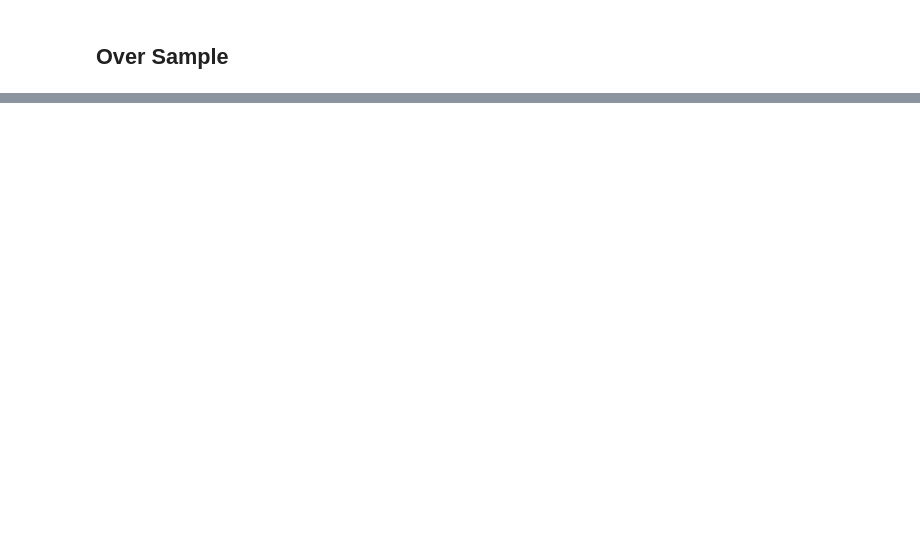
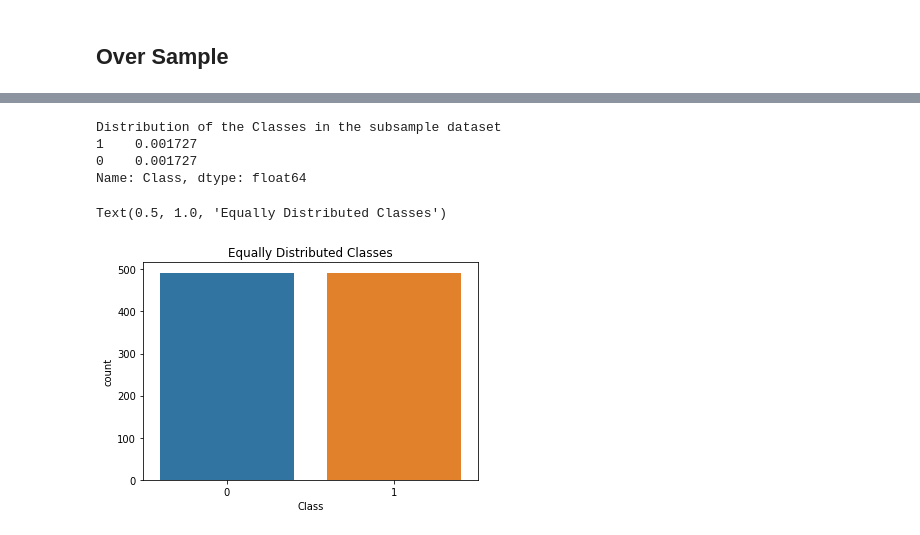
Before and after one commit to xfunture/Algorithm, a Jupyter notebook: data_analysis/creditcard/creditcard.ipynb, the cells around one changed output, grey strips where cells are left out. Cells and saved outputs as stored; diff of their text form; code cells hidden in the pictures; blank space fills up the shorter version.

```diff
--- a/data_analysis/creditcard/creditcard.ipynb
+++ b/data_analysis/creditcard/creditcard.ipynb
@@ -264,0 +186,2 @@ cvd_risk_score(65)
+# %%
+df = pd.read_csv('creditcard.csv',sep=',')
@@ -264,0 +208,13 @@ cvd_risk_score(65)
+# %%
+# Since most of our data has already bean scaled
+# We should scale the columns that are left to scale (Amount and Time)
+std_scaler = StandardScaler()
+rob_scaler = RobustScaler()
+df['scaled_amount'] = rob_scaler.fit_transform(df['Amount'].values.reshape(-1,1))
+df['scaled_time'] = rob_scaler.fit_transform(df['Time'].values.reshape(-1,1))
+df.drop(['Time','Amount'],axis=1,inplace=True)
+scaled_amount = df['scaled_amount']
+scaled_time = df['scaled_time']
+df.drop(['scaled_amount','scaled_time'],axis=1,inplace=True)
+df.insert(0,'scaled_amount',scaled_amount)
+df.insert(1,'scaled_time',scaled_time)
@@ -264,0 +265,11 @@ cvd_risk_score(65)
+# %%
+print(df.shape)
+df = df.sample(frac=1)
+fraud_df = df.loc[df['Class']==1]
+non_fraud_df = df.loc[df['Class']==0][:492]
+print('fraud shape:',fraud_df.shape)
+print('non fraud shape:',non_fraud_df.shape)
+normal_distributed_df = pd.concat([fraud_df,non_fraud_df])
+#shuffle dataframe rows
+new_df = normal_distributed_df.sample(frac=1,random_state=42)
+new_df.head()
@@ -264,0 +287,12 @@ cvd_risk_score(65)
+# %%
+print('Distribution of the Classes in the subsample dataset')
+print(new_df['Class'].value_counts()/len(df))
+sns.countplot('Class',data = new_df)
+plt.title('Equally Distributed Classes')
+# %% [output]
+Distribution of the Classes in the subsample dataset
+1    0.001727
+0    0.001727
+Name: Class, dtype: float64
+Text(0.5, 1.0, 'Equally Distributed Classes')
+[figure, added]
```
Also changed, not shown: parts of 61 cells of this notebook, 3 other files.
